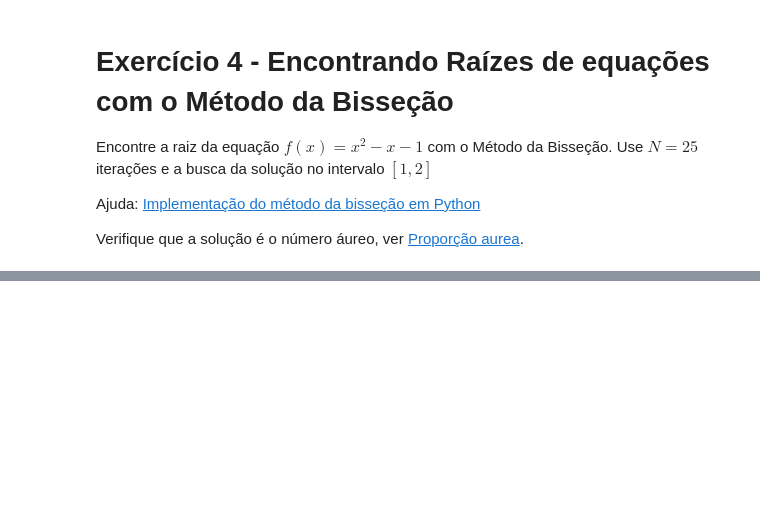
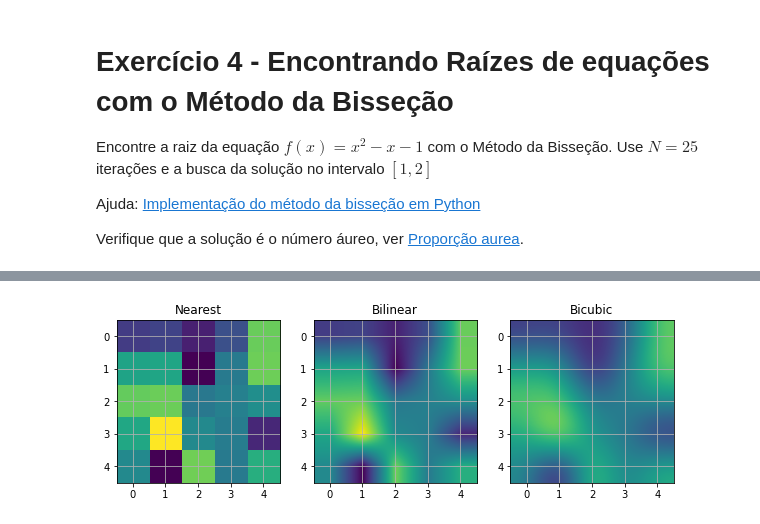
Before and after one commit to CostaNathan/doctorate, a Jupyter notebook: Trabalho_2.ipynb, the cells around one changed output, grey strips where cells are left out. Saved outputs shown, nothing was run; the diff lists cells and outputs as text; code cells hidden in the pictures; blank space fills up the shorter version.

```diff
--- a/Trabalho_2.ipynb
+++ b/Trabalho_2.ipynb
@@ -244,0 +328,20 @@ TypeError: ignored
+# %%
+A = np.random.rand(5, 5)
+# Cria 5 arrays com 5 valores aleatórios dentro de um array maior
+
+fig, axs = plt.subplots(1, 3, figsize=(10, 3))
+# Define 3 espaços para gráfico com dimensão 1x1
+for ax, interp in zip(axs, ['nearest', 'bilinear', 'bicubic']):
+  # Define um loop utilizando duas variáveis e uma tupla de modo que a primeira variável ax é associada com o primeiro termo da tupla axs \
+  # e a segunda variável interp é associada com o segundo termo da tupla a qual varia entre as strings da lista utilizada como segundo argumento
+    ax.imshow(A, interpolation=interp)
+    # Sobrescreve, define os pontos e retorna em escala de cores nos gráficos pré-definidos
+    ax.set_title(interp.capitalize())
+    # Corrige o texto (se necessário) utilizado como título de cada um dos gráficos deixando maiúscula a primeira letra
+    ax.grid(True)
+    # Mostra a malha do gráfico
+
+
+plt.show()
+# %% [output]
+[figure, added]
```
Also changed, not shown: parts of 6 cells of this notebook.
